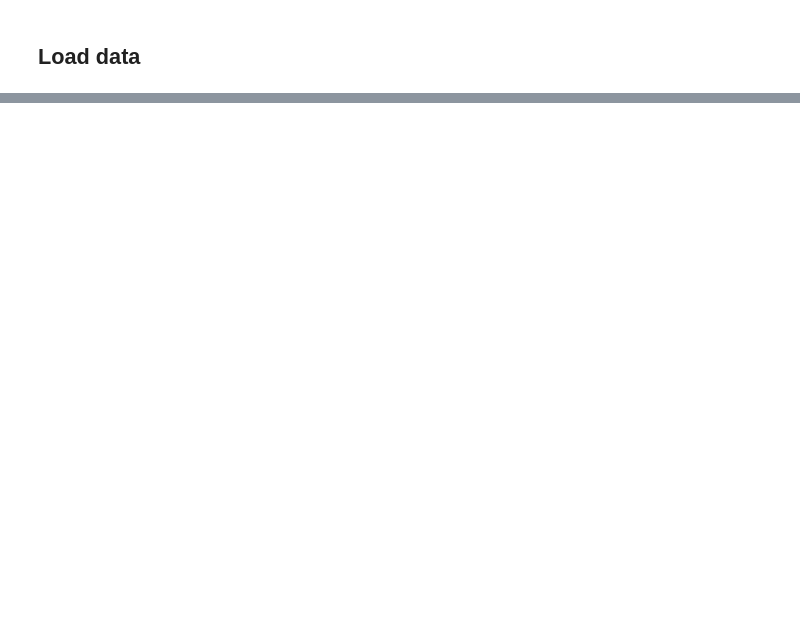
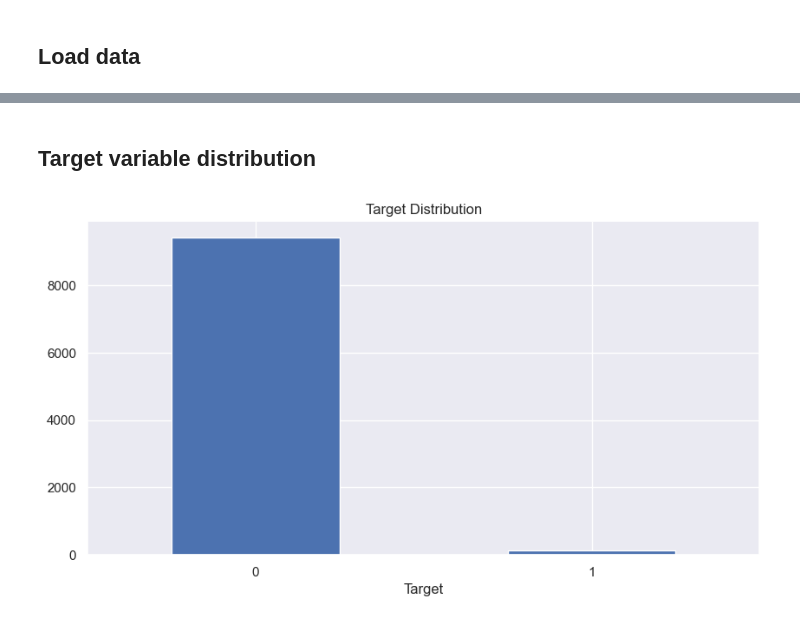
Before and after one commit to AGE90/ptbxl-challenge, a Jupyter notebook: notebooks/04-AGE-feture_selection.ipynb, the cells around one changed output, grey strips where cells are left out. Saved outputs shown, nothing was run; the diff lists cells and outputs as text; code cells hidden in the pictures; blank space fills up the shorter version.

```diff
--- a/notebooks/04-AGE-feture_selection.ipynb
+++ b/notebooks/04-AGE-feture_selection.ipynb
@@ -38,0 +55,12 @@ Number of samples: 9553
+# %% [markdown]
+## Target variable distribution
+# %%
+target_counts = dataset[target_column].value_counts()
+plt.figure(figsize=(10, 5))
+target_counts.plot(kind='bar')
+plt.title('Target Distribution')
+plt.xlabel('Target')
+plt.xticks(rotation=0)
+plt.show()
+# %% [output]
+[figure, added]
```
Also changed, not shown: parts of 18 cells of this notebook, 1 other file.
